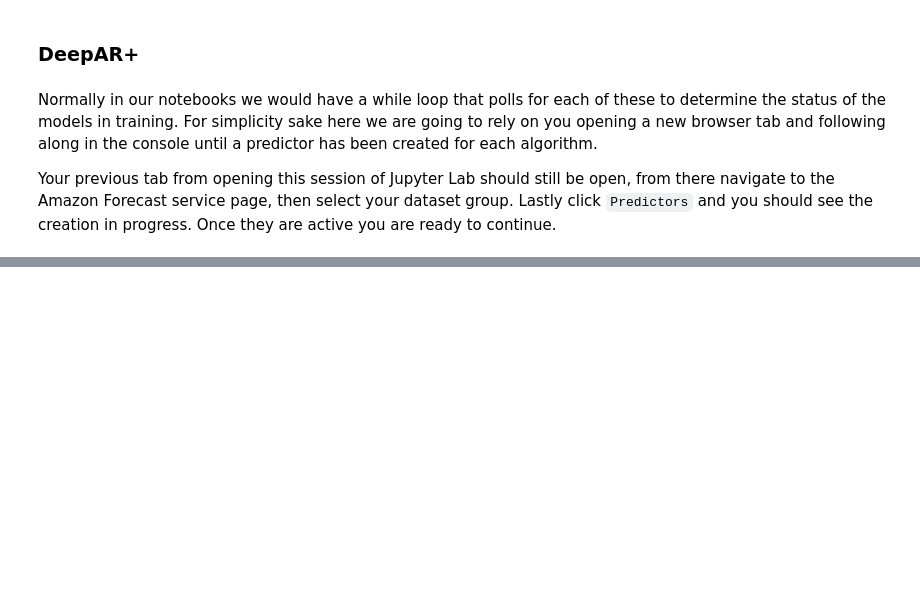
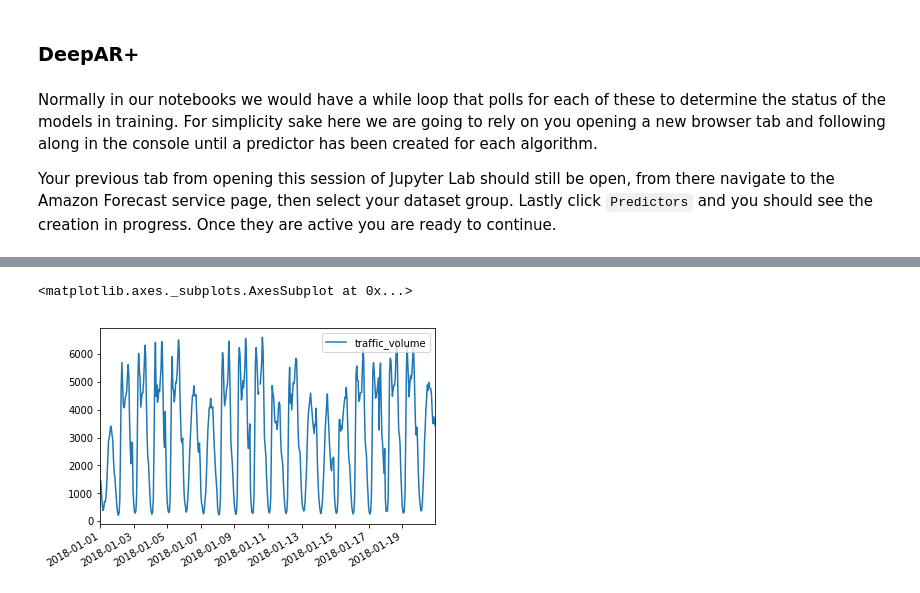
Before and after one commit to apac-ml-tfc/forecast-poc, a Jupyter notebook: Creating_and_Evaluating_Predictors.ipynb, the cells around one changed output, grey strips where cells are left out. Cells and saved outputs as stored; diff of their text form; code cells hidden in the pictures; blank space fills up the shorter version.

```diff
--- a/Creating_and_Evaluating_Predictors.ipynb
+++ b/Creating_and_Evaluating_Predictors.ipynb
@@ -164,0 +472,8 @@ Your previous tab from opening this session of Jupyter Lab should still be open,
+# %%
+# Lets slice validation to meet our needs
+validation_df = validation_time_series_df.copy()
+validation_df = validation_df.loc['2018-01-01':'2018-01-20']
+print (validation_df.index.min())
+print (validation_df.index.max())
+validation_df.plot()
+# %% [output]
@@ -164,0 +482,2 @@ Your previous tab from opening this session of Jupyter Lab should still be open,
+<matplotlib.axes._subplots.AxesSubplot at 0x...>
+[figure, added]
```
Also changed, not shown: parts of 48 cells of this notebook, 1 other file.
